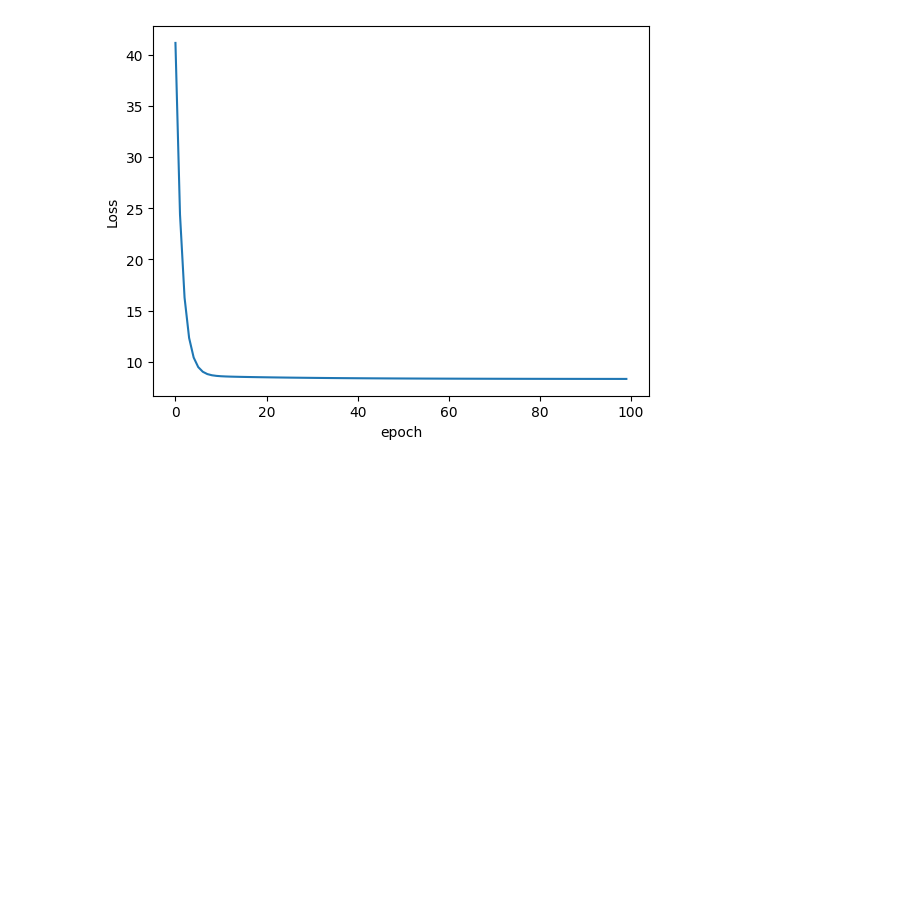
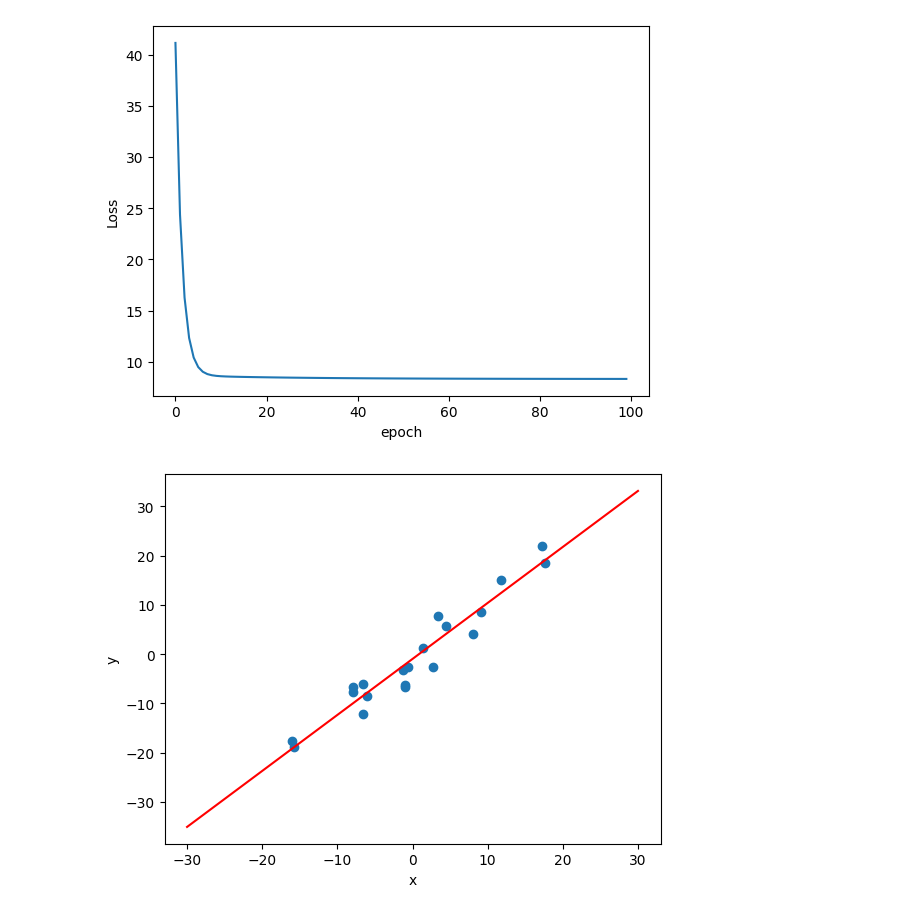
Before and after one commit to maxloosmu/pytorch, a Jupyter notebook: ASUS-PyTorch2.ipynb, the cells around one changed output. Cells and saved outputs as stored; diff of their text form; code cells hidden in the pictures; blank space fills up the shorter version.

```diff
--- a/ASUS-PyTorch2.ipynb
+++ b/ASUS-PyTorch2.ipynb
@@ -158,3 +158,7 @@ plt.xlabel('epoch')
 plt.show()
 # %% [output]
 [figure]
+# %%
+plot_fit('Trained Model')
+# %% [output]
+[figure, added]
```
